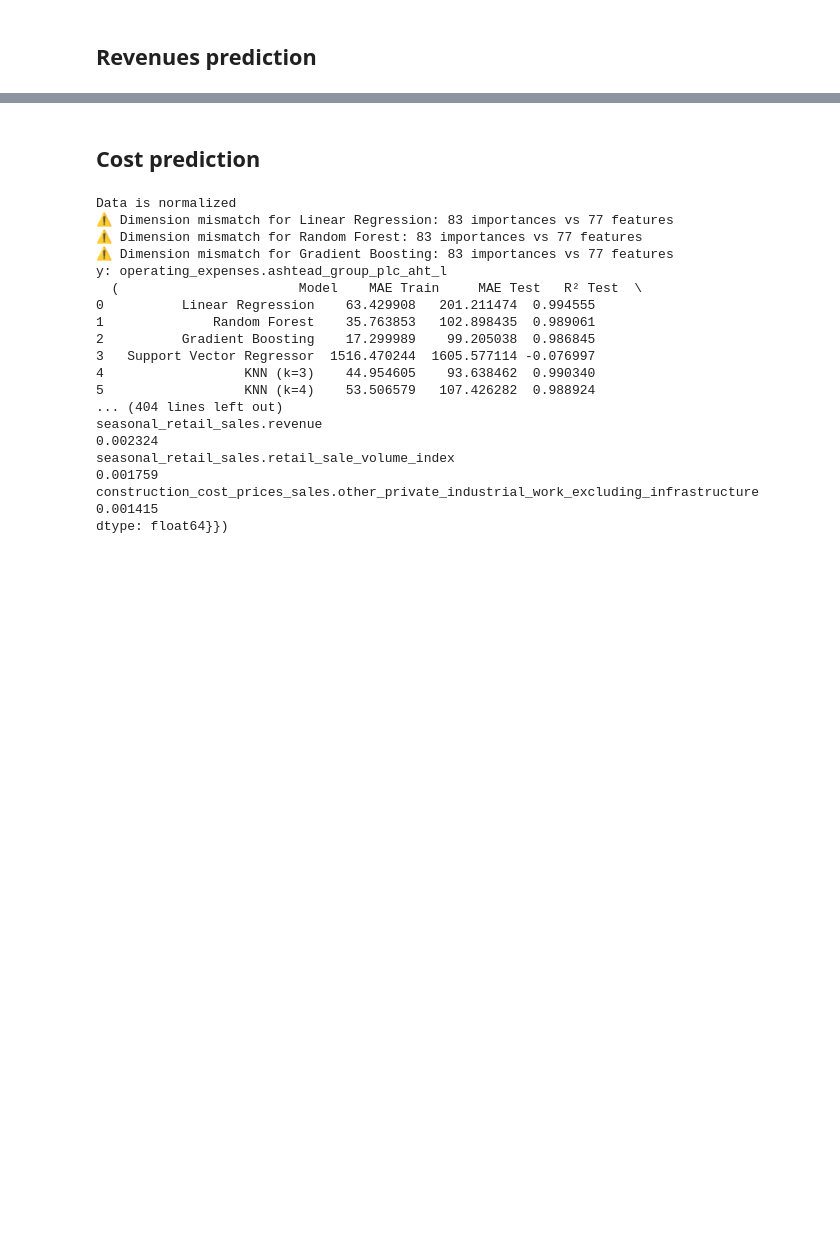
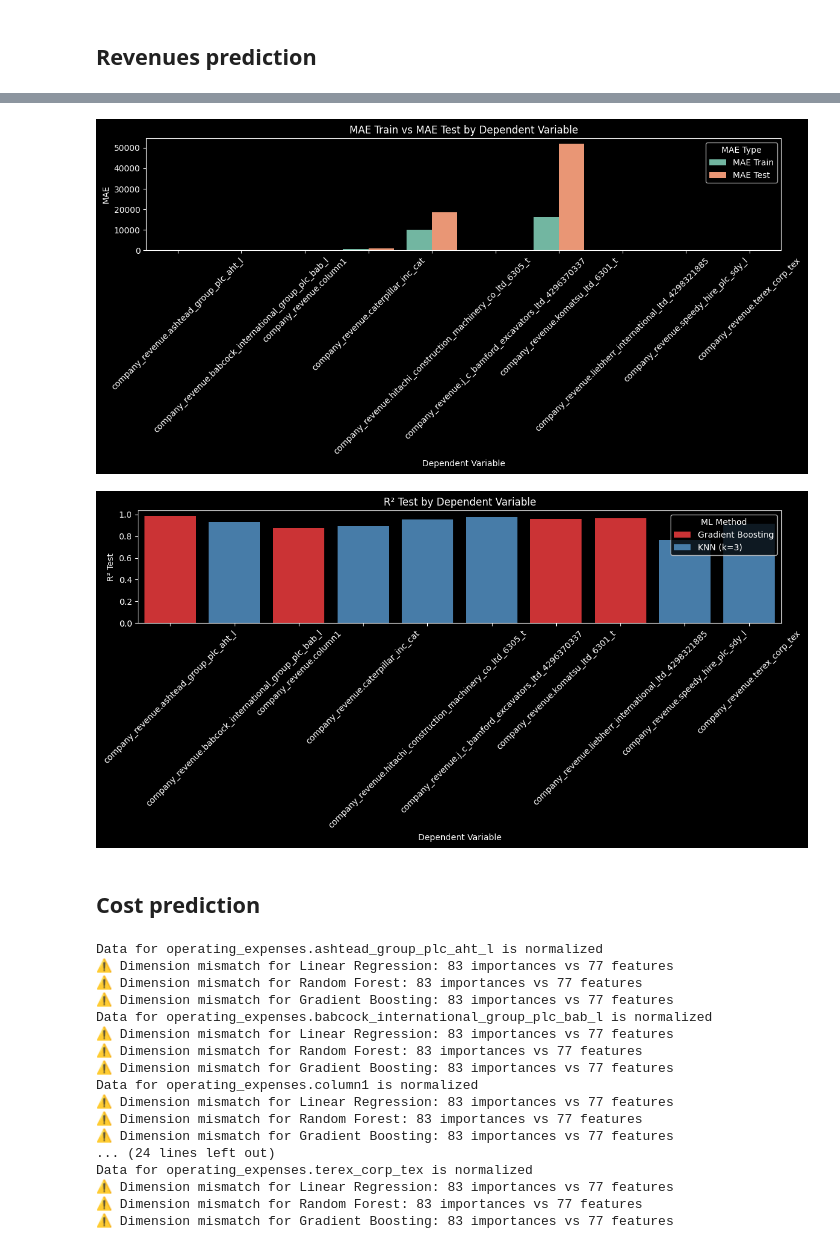
Before and after one commit to ZakITx/BAM_project, a Jupyter notebook: ML.ipynb, the cells around one changed output, grey strips where cells are left out. Cells and saved outputs as stored; diff of their text form; code cells hidden in the pictures; blank space fills up the shorter version.

```diff
--- a/ML.ipynb
+++ b/ML.ipynb
@@ -668,27 +738,32 @@ dtype: float64}})
+# %%
+plot_models(best_models)
+# %% [output]
+[figure, added]
+[figure, added]
 # %% [markdown]
 ## Cost prediction
 # %%
 dependent_vars = list(df_final[xlsx['operating_expenses'].columns[1:]])
 df = df_final[dependent_vars + X].copy()
 # %%
+resultats_cost = []
 for i in dependent_vars:
-    resultats = regression_analysis(df, i, X)
-    print(f'y: {i}\n ', resultats)
+    resultats_cost.append(regression_analysis(df, i, X))
 # %% [output]
-Data is normalized
+Data for operating_expenses.ashtead_group_plc_aht_l is normalized
 ⚠️ Dimension mismatch for Linear Regression: 83 importances vs 77 features
 ⚠️ Dimension mismatch for Random Forest: 83 importances vs 77 features
 ⚠️ Dimension mismatch for Gradient Boosting: 83 importances vs 77 features
-y: operating_expenses.ashtead_group_plc_aht_l
-  (                       Model    MAE Train     MAE Test   R² Test  \
-0          Linear Regression    63.429908   201.211474  0.994555
-1              Random Forest    35.763853   102.898435  0.989061
-2          Gradient Boosting    17.299989    99.205038  0.986845
-3   Support Vector Regressor  1516.470244  1605.577114 -0.076997
-4                  KNN (k=3)    44.954605    93.638462  0.990340
-5                  KNN (k=4)    53.506579   107.426282  0.988924
-... (404 lines left out)
-seasonal_retail_sales.revenue                                                            0.002324
-seasonal_retail_sales.retail_sale_volume_index                                           0.001759
-construction_cost_prices_sales.other_private_industrial_work_excluding_infrastructure    0.001415
-dtype: float64}})
+Data for operating_expenses.babcock_international_group_plc_bab_l is normalized
+⚠️ Dimension mismatch for Linear Regression: 83 importances vs 77 features
+⚠️ Dimension mismatch for Random Forest: 83 importances vs 77 features
+⚠️ Dimension mismatch for Gradient Boosting: 83 importances vs 77 features
+Data for operating_expenses.column1 is normalized
+⚠️ Dimension mismatch for Linear Regression: 83 importances vs 77 features
+⚠️ Dimension mismatch for Random Forest: 83 importances vs 77 features
+⚠️ Dimension mismatch for Gradient Boosting: 83 importances vs 77 features
+... (24 lines left out)
+Data for operating_expenses.terex_corp_tex is normalized
+⚠️ Dimension mismatch for Linear Regression: 83 importances vs 77 features
+⚠️ Dimension mismatch for Random Forest: 83 importances vs 77 features
+⚠️ Dimension mismatch for Gradient Boosting: 83 importances vs 77 features
```
Also changed, not shown: parts of 28 cells of this notebook, 1 other file.
